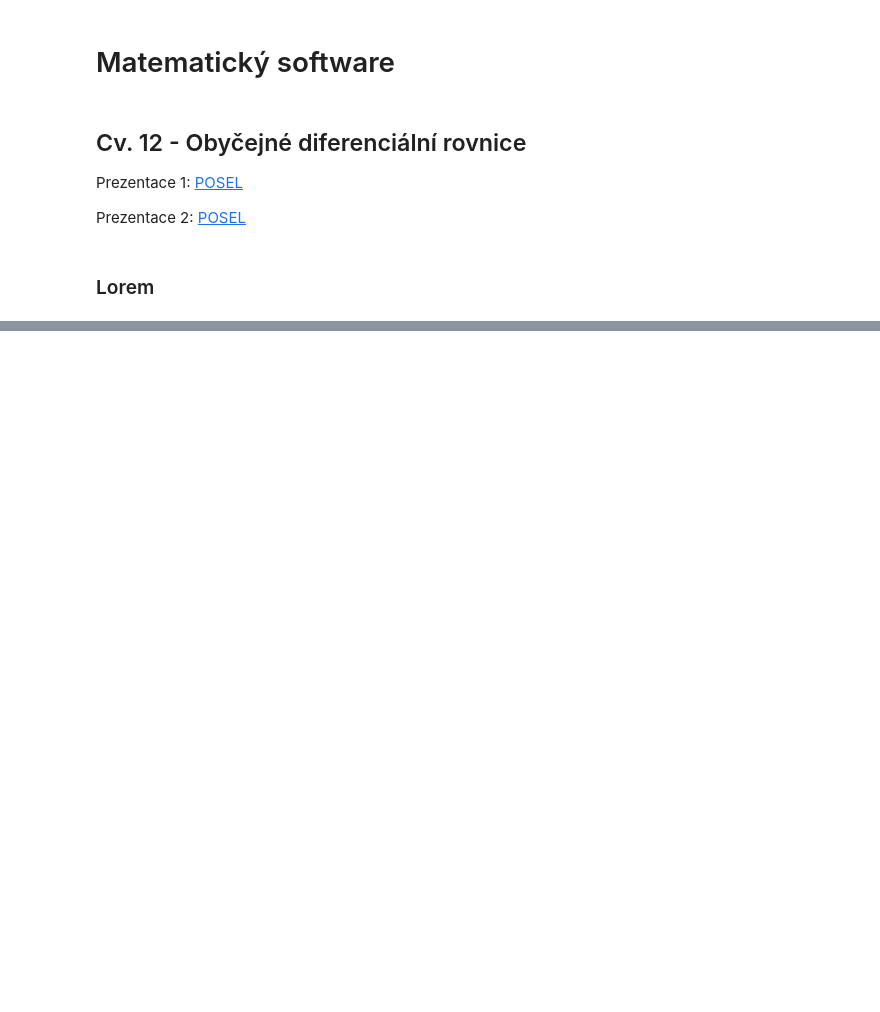
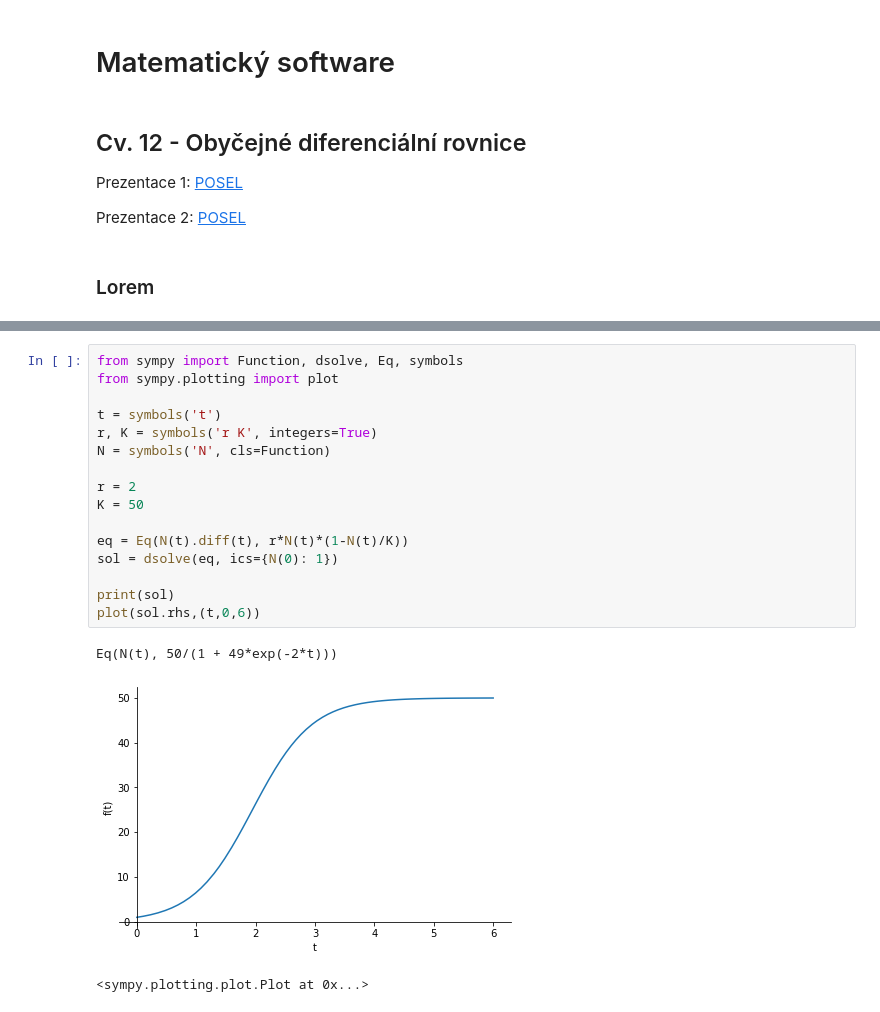
Before and after one commit to pavelberanek91/matematicky-software, a Jupyter notebook: MS12_diferencialni_rovnice.ipynb, the cells around one changed output, grey strips where cells are left out. Drawn from its saved outputs; the diff is of its cells as text; blank space fills up the shorter version.

```diff
--- a/MS12_diferencialni_rovnice.ipynb
+++ b/MS12_diferencialni_rovnice.ipynb
@@ -18,3 +82,23 @@ Prezentace 2: [POSEL](MS12_soubory/Ode2.pdf)
 #### Cvičení - Verhulstův populační model
 
 <img src="MS12_soubory/verhulst.png" alt="Drawing" style="width: 600px;"/>
+# %%
+from sympy import Function, dsolve, Eq, symbols
+from sympy.plotting import plot
+
+t = symbols('t')
+r, K = symbols('r K', integers=True)
+N = symbols('N', cls=Function)
+
+r = 2
+K = 50
+
+eq = Eq(N(t).diff(t), r*N(t)*(1-N(t)/K))
+sol = dsolve(eq, ics={N(0): 1})
+
+print(sol)
+plot(sol.rhs,(t,0,6))
+# %% [output]
+Eq(N(t), 50/(1 + 49*exp(-2*t)))
+[figure, added]
+<sympy.plotting.plot.Plot at 0x...>
```
Also changed, not shown: parts of 34 cells of this notebook, 2 other files.
